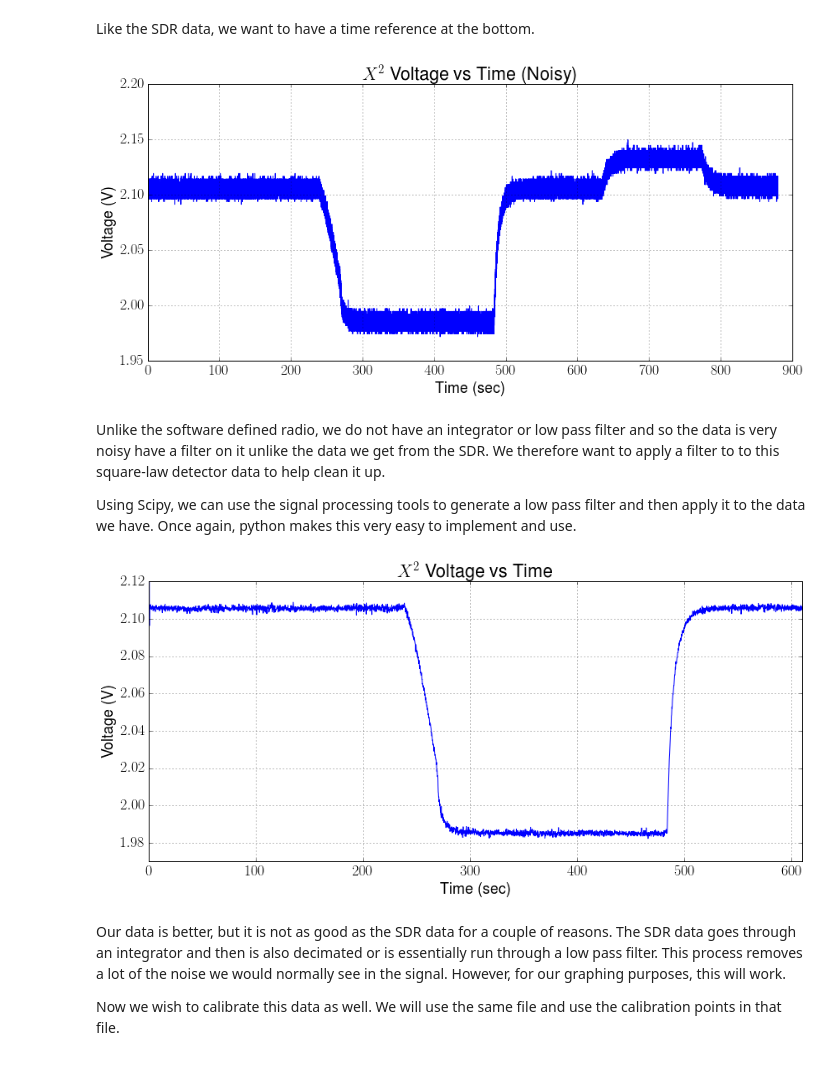
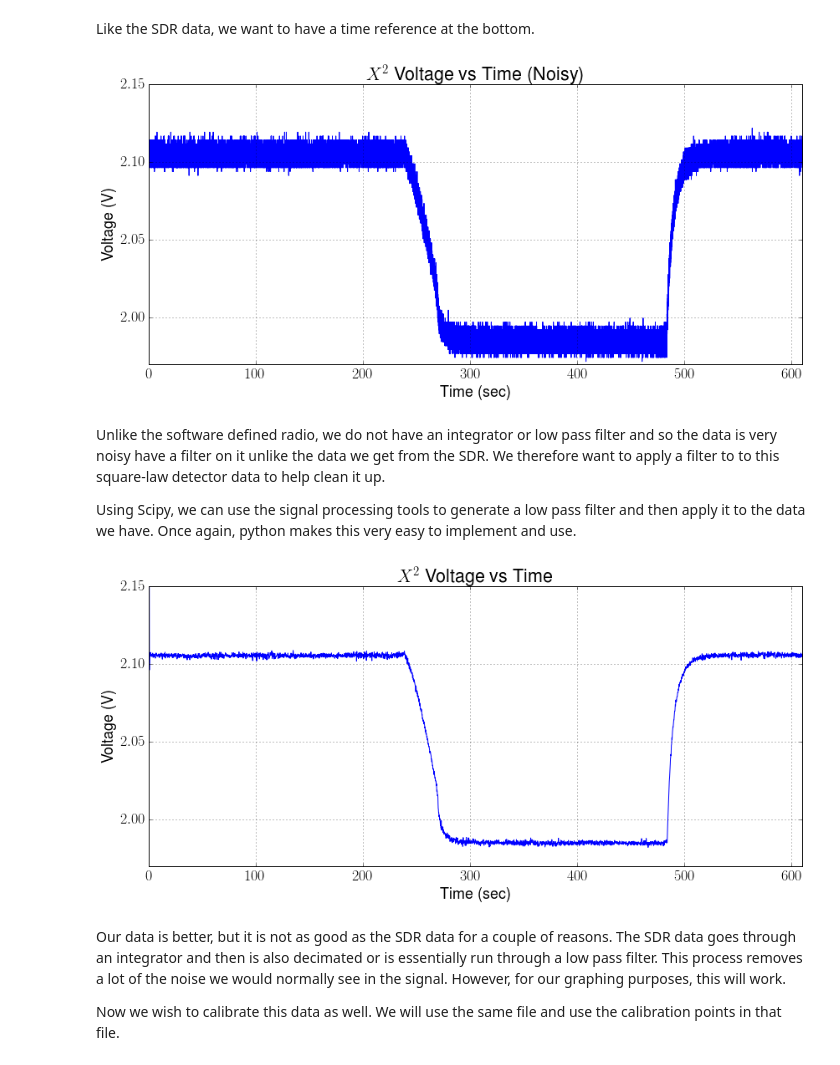
Before and after one commit to matgyver/Radiometer-SDR-Thesis, a Jupyter notebook: Experiments/Exp1/radiometer_experiment_1.ipynb, the cells around one changed output. Saved outputs shown, nothing was run; the diff lists cells and outputs as text; code cells hidden in the pictures.

Commit message:
Updates to experiment graphs
Update

```diff
--- a/Experiments/Exp1/radiometer_experiment_1.ipynb
+++ b/Experiments/Exp1/radiometer_experiment_1.ipynb
@@ -256,14 +256,15 @@ w = numpy.linspace(0,(len(x2_voltage)*.01),numpy.size(x2_voltage))
 # %%
 fig = plt.figure(figsize=(14,6), dpi=300)
 plot(w,x2_voltage)
 xlabel('Time (sec)')
 ylabel('Voltage (V)')
 title('$X^2$ Voltage vs Time (Noisy)')
+axis([0, 610, 1.97, 2.15])
 grid(True)
 fig.savefig("noisy_voltage.pdf", dpi=300)
 fig.savefig("noisy_voltage.png", dpi=300)
 # %% [output]
-[figure, old version]
+[figure, new version]
 # %% [markdown]
 Unlike the software defined radio, we do not have an integrator or low pass filter and so the data is very noisy have a filter on it unlike the data we get from the SDR.  We therefore want to apply a filter to to this square-law detector data to help clean it up.
 
@@ -281,12 +282,12 @@ plot(w,x2_filt)
 xlabel('Time (sec)')
 ylabel('Voltage (V)')
 title('$X^2$ Voltage vs Time')
-axis([0, 610, 1.97, 2.12])
+axis([0, 610, 1.97, 2.15])
 grid(True)
 fig.savefig("x2_filter.pdf", dpi=300)
 fig.savefig("x2_filter.png", dpi=300)
 # %% [output]
-[figure, old version]
+[figure, new version]
 # %% [markdown]
 Our data is better, but it is not as good as the SDR data for a couple of reasons.  The SDR data goes through an integrator and then is also decimated or is essentially run through a low pass filter.  This process removes a lot of the noise we would normally see in the signal.  However, for our graphing purposes, this will work.
 
```
Also changed, not shown: parts of 7 cells of this notebook, 24 other files.
